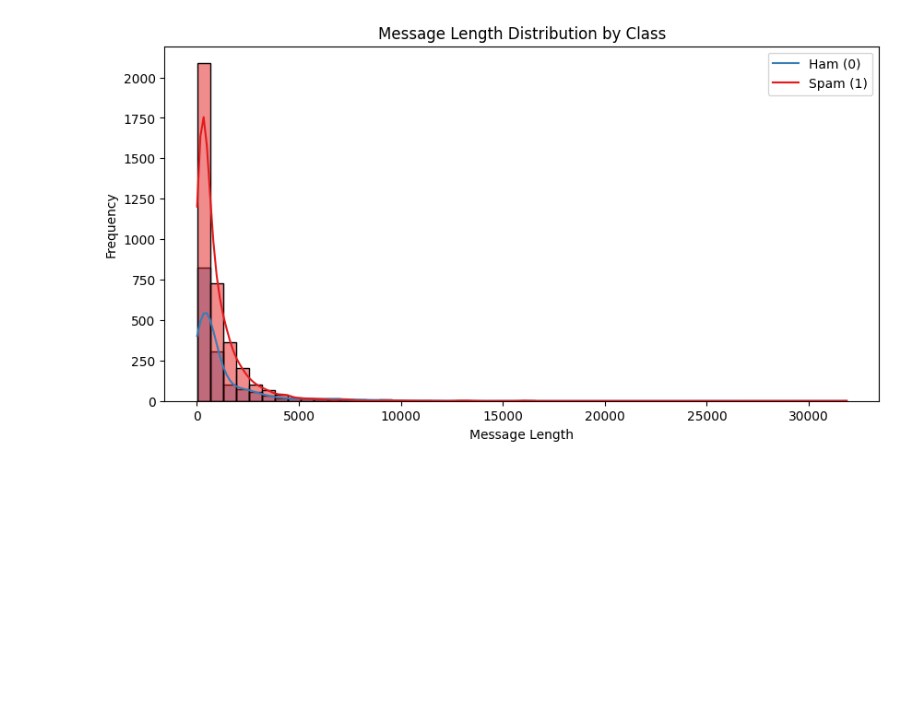
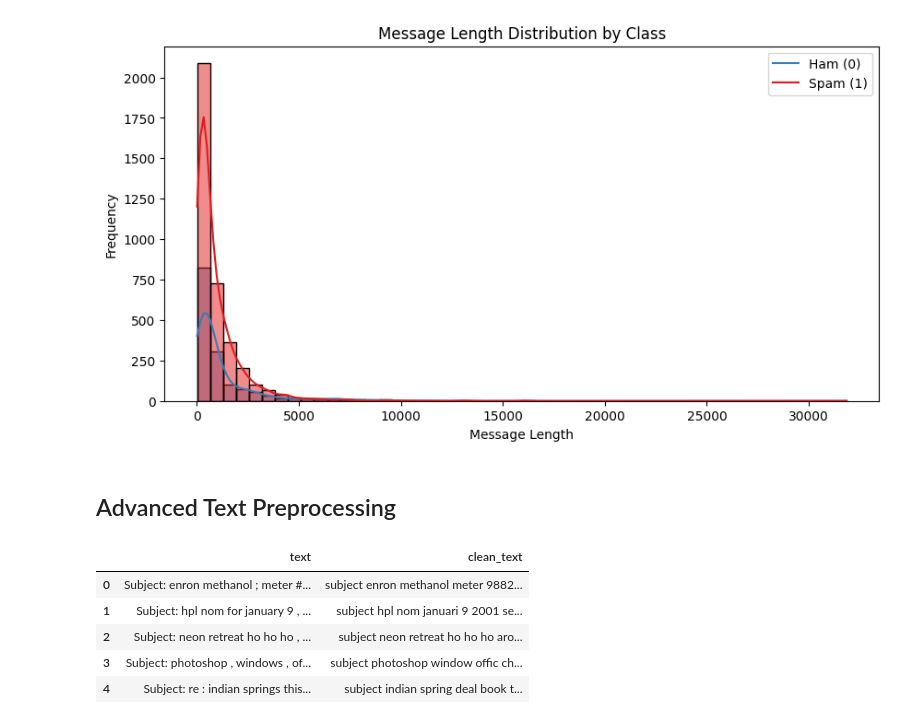
Before and after one commit to BarraHarrison/Spam-Detection, a Jupyter notebook: main.ipynb, the cells around one changed output. Saved outputs shown, nothing was run; the diff lists cells and outputs as text; code cells hidden in the pictures; blank space fills up the shorter version.

```diff
--- a/main.ipynb
+++ b/main.ipynb
@@ -230,3 +230,5 @@ plt.show()
 [figure]
 # %%
 # Spam Emails tend to have a shorter length compared to Ham emails
+# %% [markdown]
+## Advanced Text Preprocessing
@@ -232,0 +237,25 @@ plt.show()
+# %%
+stop_words = set(stopwords.words('english'))
+ps = PorterStemmer()
+
+def preprocess_text(text):
+    # Remove punctuation
+    text = text.translate(str.maketrans('', '', string.punctuation))
+    # Convert to lowercase and tokenize
+    words = text.lower().split()
+    # Remove stopwords and apply stemming
+    filtered_words = [ps.stem(word) for word in words if word not in stop_words]
+    return ' '.join(filtered_words)
+
+# Apply preprocessing
+df['clean_text'] = df['text'].apply(preprocess_text)
+
+# Show before and after for a sanity check
+df[['text', 'clean_text']].head()
+# %% [output]
+|  | text | clean_text |
+| 0 | Subject: enron methanol ; meter #... | subject enron methanol meter 9882... |
+| 1 | Subject: hpl nom for january 9 , ... | subject hpl nom januari 9 2001 se... |
+| 2 | Subject: neon retreat ho ho ho , ... | subject neon retreat ho ho ho aro... |
+| 3 | Subject: photoshop , windows , of... | subject photoshop window offic ch... |
+| 4 | Subject: re : indian springs this... | subject indian spring deal book t... |
```
Also changed, not shown: parts of 24 cells of this notebook.
